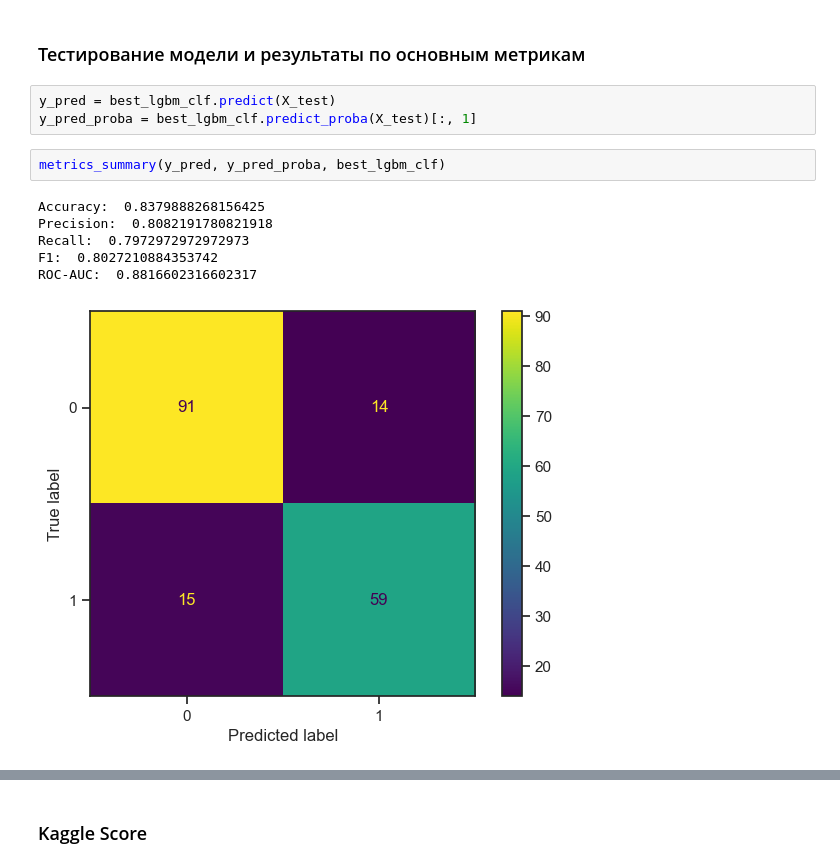
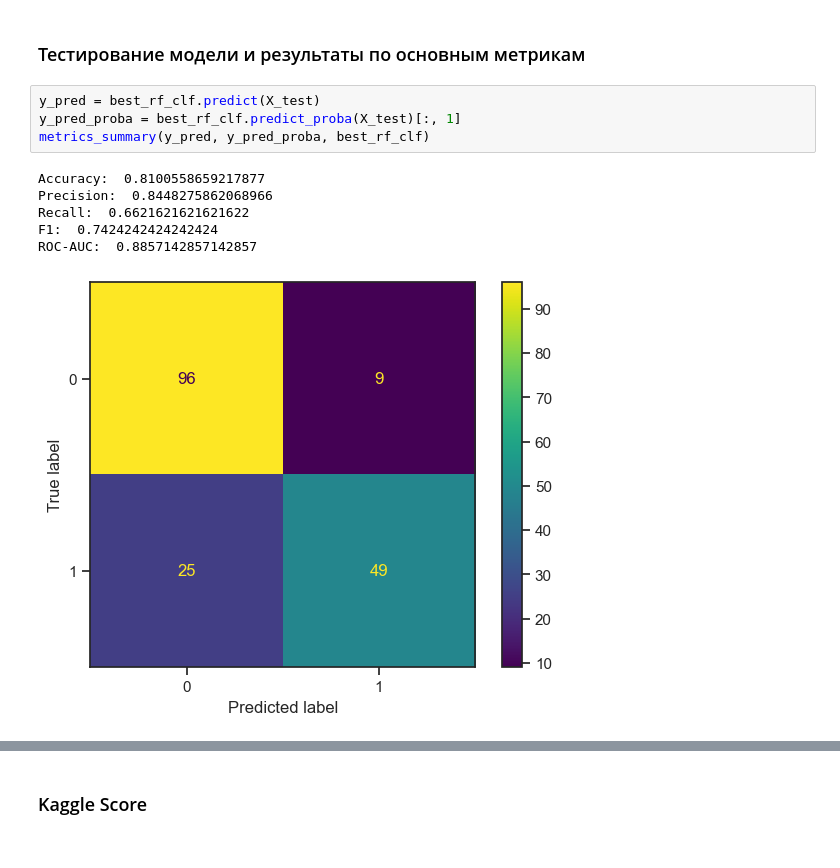
Before and after one commit to yuvscherbatov/Titanic-Survival-Prediction, a Jupyter notebook: main.ipynb, the cells around one changed output, grey strips where cells are left out. Saved outputs shown, nothing was run; the diff lists cells and outputs as text.

```diff
--- a/main.ipynb
+++ b/main.ipynb
@@ -151,14 +127,13 @@ plt.show()
 # %% [markdown]
 ### Тестирование модели и результаты по основным метрикам
 # %%
-y_pred = best_lgbm_clf.predict(X_test)
-y_pred_proba = best_lgbm_clf.predict_proba(X_test)[:, 1]
+y_pred = best_rf_clf.predict(X_test)
+y_pred_proba = best_rf_clf.predict_proba(X_test)[:, 1]
+metrics_summary(y_pred, y_pred_proba, best_rf_clf)
+# %% [output]
+Accuracy:  0.8100558659217877
+Precision:  0.8448275862068966
+Recall:  0.6621621621621622
+F1:  0.7424242424242424
+ROC-AUC:  0.8857142857142857
+[figure, added]
-# %%
-metrics_summary(y_pred, y_pred_proba, best_lgbm_clf)
-# %% [output]
-Accuracy:  0.8379888268156425
-Precision:  0.8082191780821918
-Recall:  0.7972972972972973
-F1:  0.8027210884353742
-ROC-AUC:  0.8816602316602317
-[figure, removed]
```
Also changed, not shown: parts of 50 cells of this notebook, 14 other files.
